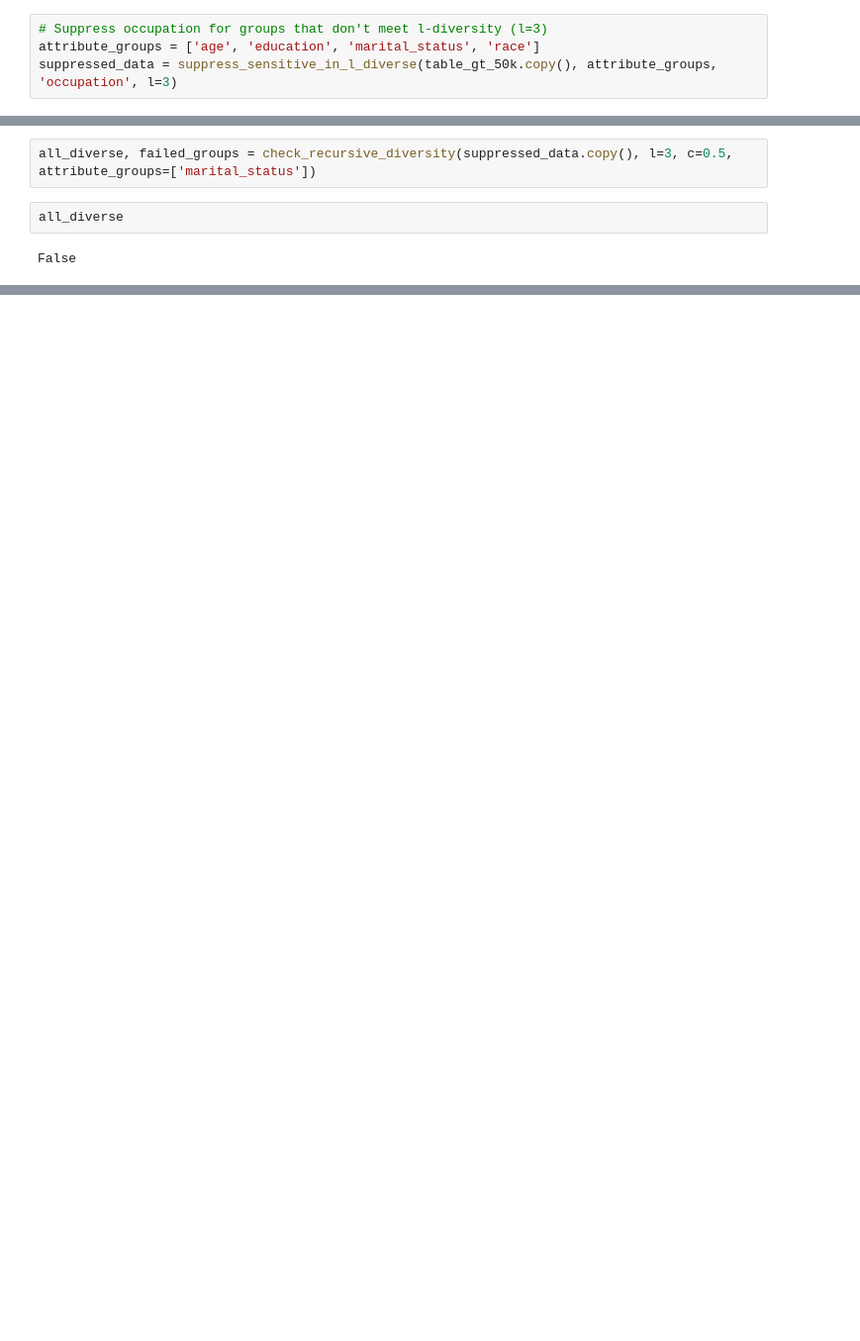
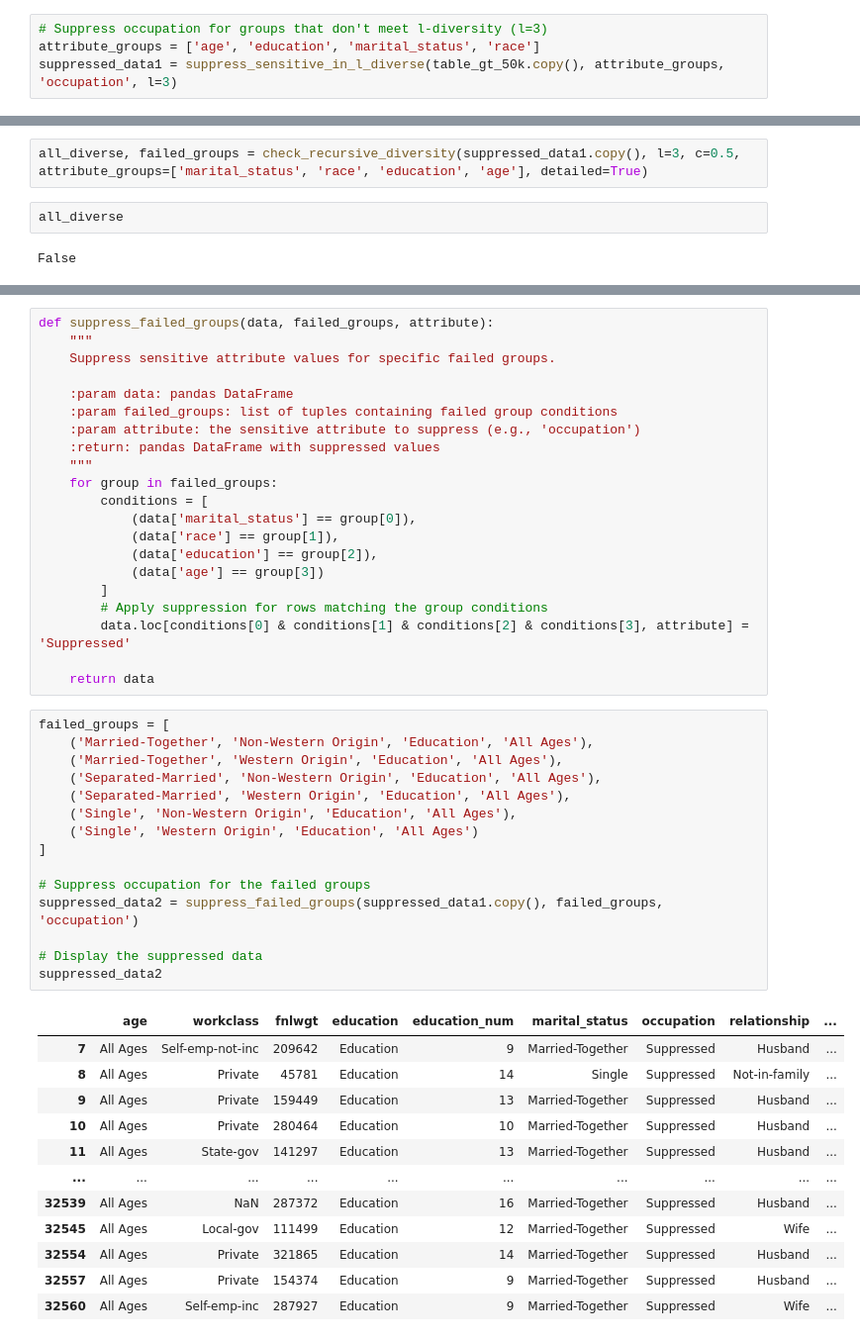
Before and after one commit to autrin/k-anonymity_l-diversity, a Jupyter notebook: hw1-2-diversity.ipynb, the cells around one changed output, grey strips where cells are left out. Shown at 99% size. Drawn from its saved outputs; the diff is of its cells as text; blank space fills up the shorter version.

Commit message:
added some more suppression methods

```diff
--- a/hw1-2-diversity.ipynb
+++ b/hw1-2-diversity.ipynb
@@ -1084,4 +1084,4 @@ def suppress_sensitive_in_l_diverse(data, attribute_groups, attribute, l):
 # %%
 # Suppress occupation for groups that don't meet l-diversity (l=3)
 attribute_groups = ['age', 'education', 'marital_status', 'race']
-suppressed_data = suppress_sensitive_in_l_diverse(table_gt_50k.copy(), attribute_groups, 'occupation', l=3)
+suppressed_data1 = suppress_sensitive_in_l_diverse(table_gt_50k.copy(), attribute_groups, 'occupation', l=3)
@@ -1118,7 +1099,7 @@ suppressed_data.loc[suppressed_data['occupation'] == 'Suppressed']
 | 28925 | All Ages | Private | 80896 | Education | 9 | Separated-Married | Suppressed | Unmarried | ... |
 | 29406 | All Ages | Private | 243190 | Education | 12 | Separated-Married | Suppressed | Unmarried | ... |
 # %%
-all_diverse, failed_groups = check_recursive_diversity(suppressed_data.copy(), l=3, c=0.5, attribute_groups=['marital_status'])
+all_diverse, failed_groups = check_recursive_diversity(suppressed_data1.copy(), l=3, c=0.5, attribute_groups=['marital_status', 'race', 'education', 'age'], detailed=True)
 # %%
 all_diverse
 # %% [output]
@@ -1129,0 +1116,49 @@ print(failed_groups)
+# %%
+def suppress_failed_groups(data, failed_groups, attribute):
+    """
+    Suppress sensitive attribute values for specific failed groups.
+
+    :param data: pandas DataFrame
+    :param failed_groups: list of tuples containing failed group conditions
+    :param attribute: the sensitive attribute to suppress (e.g., 'occupation')
+    :return: pandas DataFrame with suppressed values
+    """
+    for group in failed_groups:
+        conditions = [
+            (data['marital_status'] == group[0]),
+            (data['race'] == group[1]),
+            (data['education'] == group[2]),
+            (data['age'] == group[3])
+        ]
+        # Apply suppression for rows matching the group conditions
+        data.loc[conditions[0] & conditions[1] & conditions[2] & conditions[3], attribute] = 'Suppressed'
+
+    return data
+# %%
+failed_groups = [
+    ('Married-Together', 'Non-Western Origin', 'Education', 'All Ages'),
+    ('Married-Together', 'Western Origin', 'Education', 'All Ages'),
+    ('Separated-Married', 'Non-Western Origin', 'Education', 'All Ages'),
+    ('Separated-Married', 'Western Origin', 'Education', 'All Ages'),
+    ('Single', 'Non-Western Origin', 'Education', 'All Ages'),
+    ('Single', 'Western Origin', 'Education', 'All Ages')
+]
+
+# Suppress occupation for the failed groups
+suppressed_data2 = suppress_failed_groups(suppressed_data1.copy(), failed_groups, 'occupation')
+
+# Display the suppressed data
+suppressed_data2
+# %% [output]
+|  | age | workclass | fnlwgt | education | education_num | marital_status | occupation | relationship | ... |
+| 7 | All Ages | Self-emp-not-inc | 209642 | Education | 9 | Married-Together | Suppressed | Husband | ... |
+| 8 | All Ages | Private | 45781 | Education | 14 | Single | Suppressed | Not-in-family | ... |
+| 9 | All Ages | Private | 159449 | Education | 13 | Married-Together | Suppressed | Husband | ... |
+| 10 | All Ages | Private | 280464 | Education | 10 | Married-Together | Suppressed | Husband | ... |
+| 11 | All Ages | State-gov | 141297 | Education | 13 | Married-Together | Suppressed | Husband | ... |
+| ... | ... | ... | ... | ... | ... | ... | ... | ... | ... |
+| 32539 | All Ages | NaN | 287372 | Education | 16 | Married-Together | Suppressed | Husband | ... |
+| 32545 | All Ages | Local-gov | 111499 | Education | 12 | Married-Together | Suppressed | Wife | ... |
+| 32554 | All Ages | Private | 321865 | Education | 14 | Married-Together | Suppressed | Husband | ... |
+| 32557 | All Ages | Private | 154374 | Education | 9 | Married-Together | Suppressed | Husband | ... |
+| 32560 | All Ages | Self-emp-inc | 287927 | Education | 9 | Married-Together | Suppressed | Wife | ... |
```
Also changed, not shown: parts of 14 cells of this notebook, 1 other file.
